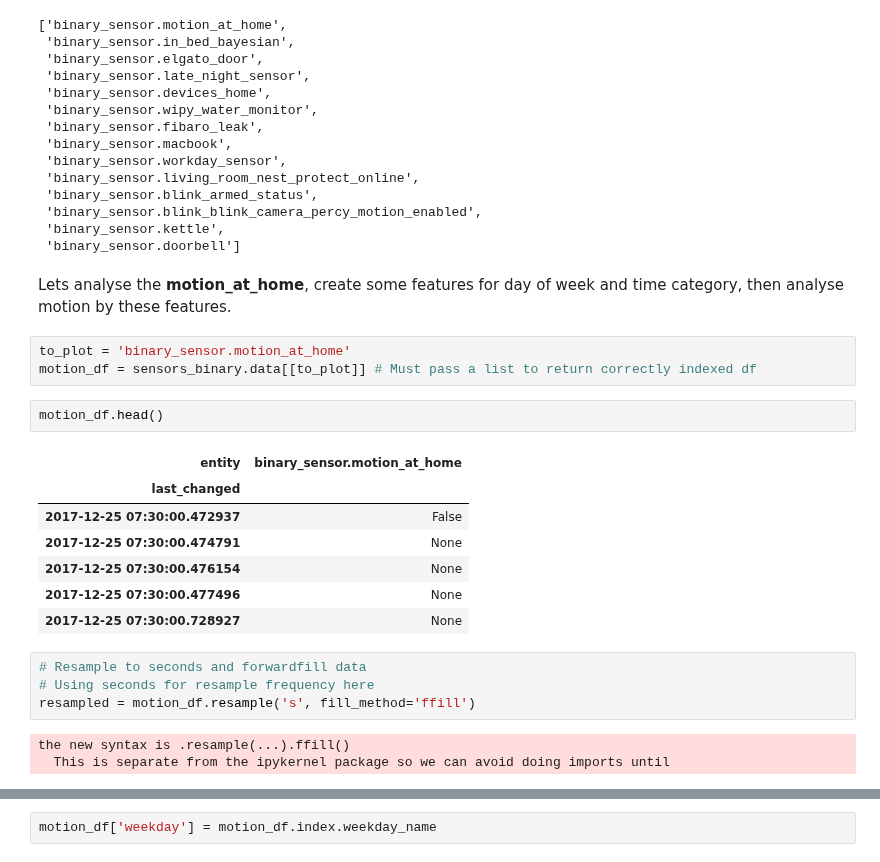
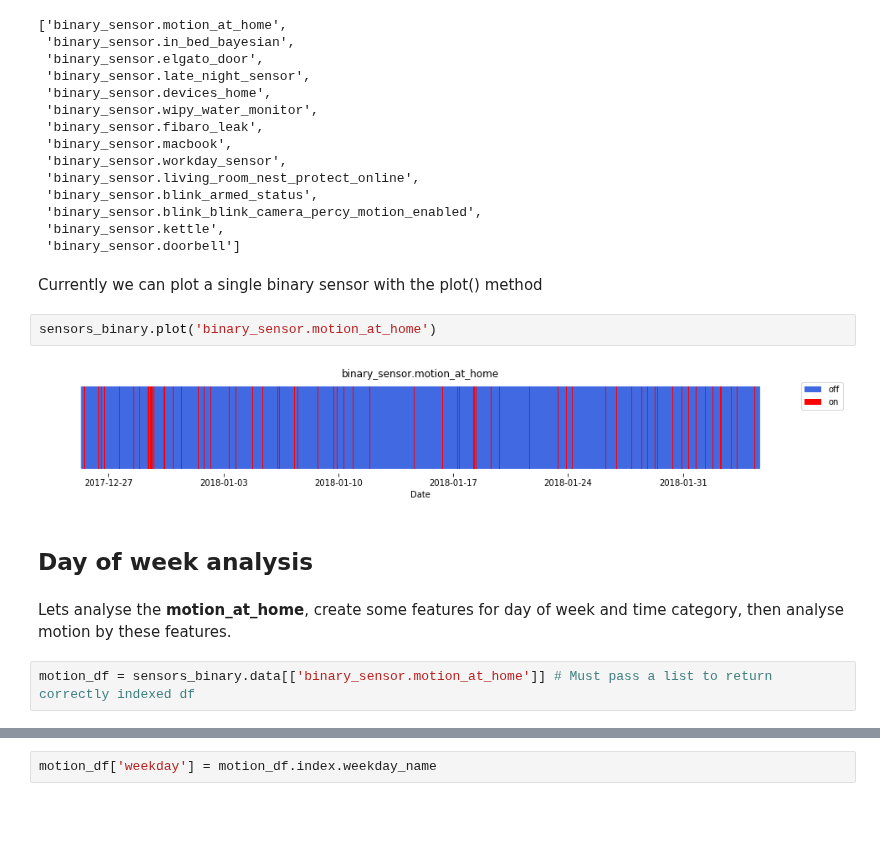
Before and after one commit to robmarkcole/HASS-data-detective, a Jupyter notebook: usage/Usage of detective.ipynb, the cells around one changed output, grey strips where cells are left out. Drawn from its saved outputs; the diff is of its cells as text; blank space fills up the shorter version.

```diff
--- a/usage/Usage of detective.ipynb
+++ b/usage/Usage of detective.ipynb
@@ -176,25 +164,15 @@ sensors_binary.entities
  'binary_sensor.blink_blink_camera_percy_motion_enabled',
  'binary_sensor.kettle',
  'binary_sensor.doorbell']
+# %% [markdown]
+Currently we can plot a single binary sensor with the plot() method
+# %%
+sensors_binary.plot('binary_sensor.motion_at_home')
+# %% [output]
+[figure, added]
+# %% [markdown]
+## Day of week analysis
 # %% [markdown]
 Lets analyse the **motion_at_home**, create some features for day of week and time category, then analyse motion by these features.
 # %%
-to_plot = 'binary_sensor.motion_at_home'
-motion_df = sensors_binary.data[[to_plot]] # Must pass a list to return correctly indexed df
+motion_df = sensors_binary.data[['binary_sensor.motion_at_home']] # Must pass a list to return correctly indexed df
-# %%
-motion_df.head()
-# %% [output]
-| entity | binary_sensor.motion_at_home |
-| last_changed |  |
-| 2017-12-25 07:30:00.472937 | False |
-| 2017-12-25 07:30:00.474791 | None |
-| 2017-12-25 07:30:00.476154 | None |
-| 2017-12-25 07:30:00.477496 | None |
-| 2017-12-25 07:30:00.728927 | None |
-# %%
-# Resample to seconds and forwardfill data
-# Using seconds for resample frequency here
-resampled = motion_df.resample('s', fill_method='ffill')
-# %% [output]
-the new syntax is .resample(...).ffill()
-  This is separate from the ipykernel package so we can avoid doing imports until
```
Also changed, not shown: parts of 21 cells of this notebook, 3 other files.
